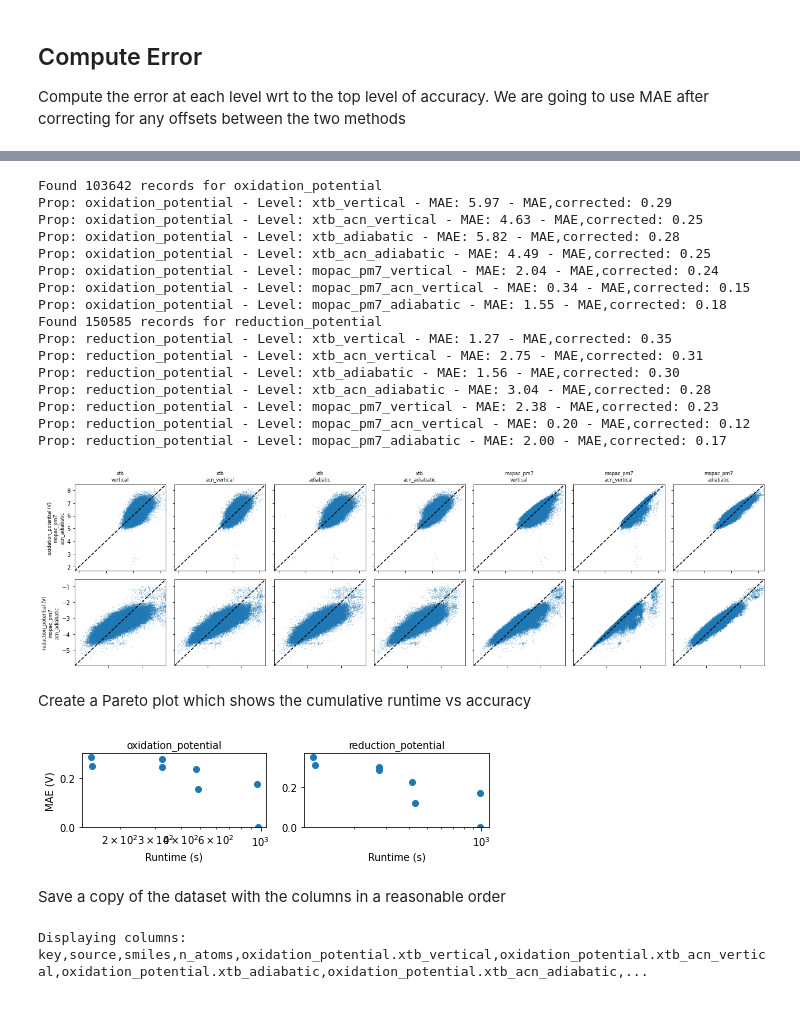
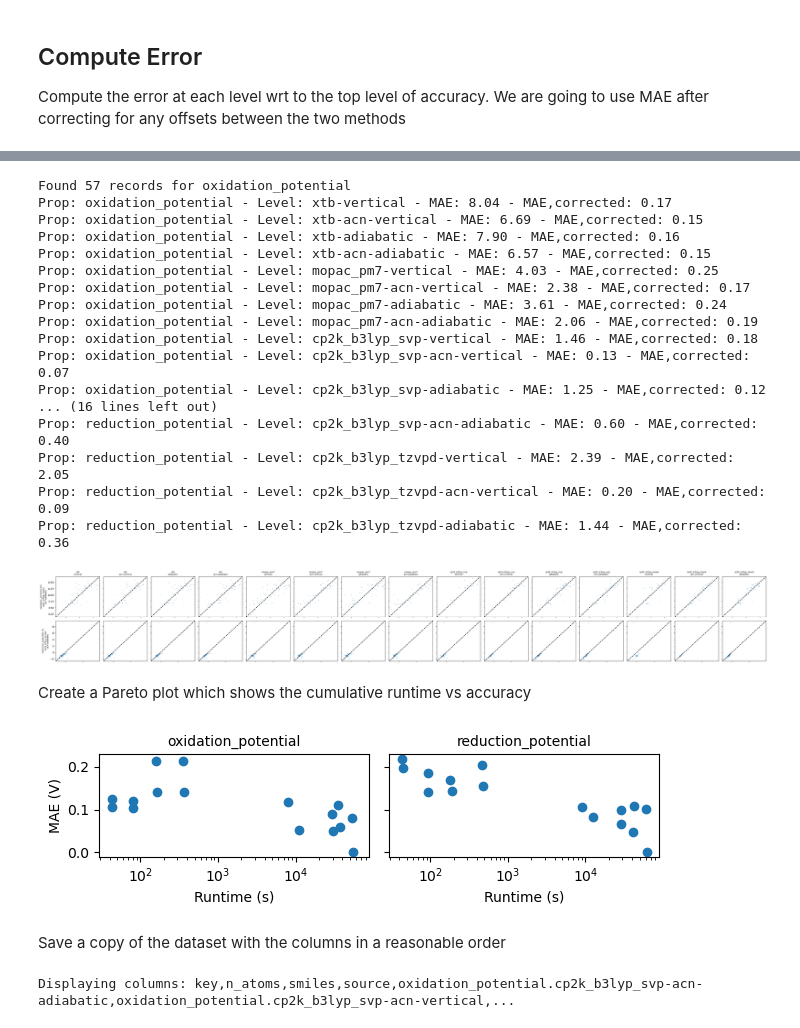
Before and after one commit to exalearn/ExaMol, a Jupyter notebook: scripts/redoxmers/2_initial-data/1_evaluate-datasets.ipynb, the cells around one changed output, grey strips where cells are left out. Saved outputs shown, nothing was run; the diff lists cells and outputs as text; code cells hidden in the pictures.

```diff
--- a/scripts/redoxmers/2_initial-data/1_evaluate-datasets.ipynb
+++ b/scripts/redoxmers/2_initial-data/1_evaluate-datasets.ipynb
@@ -19,3 +15,8 @@ approx_names = ['vertical', 'acn_vertical', 'adiabatic', 'acn_adiabatic']  # App
+# %%
+to_read = ['mdf-mos']  # Names of the molecule data sources
+config_names = ['xtb', 'mopac_pm7', 'cp2k_b3lyp_svp', 'cp2k_b3lyp_tzvpd']  # Approaches, ordered by increasing runtime
+approx_names = ['vertical', 'acn-vertical', 'adiabatic', 'acn-adiabatic']  # Approximations for redox potential, increasing by runtime
+redox_properties = ['oxidation_potential', 'reduction_potential']
 # %% [markdown]
 ## Load in the datasets
 Load in the dataset and the time estimates for each step
@@ -27,7 +28,7 @@ Start by loading molecule records with the proeprties and identity
 properties = set()
 recipes = set()
 for source in to_read:
-    with open(f'datasets/{source}.json') as fp:
+    with gzip.open(f'datasets/{source}.json.gz') as fp:
         for line in tqdm(fp, desc=source):
             data = json.loads(line)
 
@@ -49,7 +50,8 @@ for source in to_read:
             for prop, values in data['properties'].items():
                 properties.add(prop)
                 for level, value in values.items():
-                    if abs(value) > 25:  # Some QM9 computations go off
+                    if abs(value) > 20 and 'potential' in prop:  # Some QM9 computations go off
+                        #print(f'Failure of {data["_id"]} for {prop}//{level}')
                         continue
                     recipe = f'{prop}.{level}'
                     recipes.add(recipe)
@@ -104,7 +126,7 @@ CP2K tasks are checkpointed, so the runtimes are probably longer than reported
 Assume that we execute recipes by doing all approximations with the cheapest configuration before progressing to the next configuration.
 # %%
 run_order = [
-    f'{c}_{a}'
+    f'{c}-{a}'
     for c in config_names
     for a in approx_names
 ]
@@ -123,7 +153,7 @@ Generated 8 recipes:
 # %% [markdown]
 Compute the cumulative runtimes
 # %%
-for prop in properties:
+for prop in redox_properties:
     each_levels = [f'runtime.{prop}.{l}' for l in run_order]
     total_levels = [f'cumulative.{prop}.{l}' for l in run_order]
 
@@ -141,82 +173,88 @@ Computing error relative to: mopac_pm7_acn_adiabatic
 # %%
-fig, axxs = plt.subplots(len(properties), len(run_order) - 1, figsize=(2.5 * (len(run_order) - 1), 5.), sharey='row', sharex='row')
+fig, axxs = plt.subplots(len(redox_properties), len(run_order) - 1, figsize=(2.5 * (len(run_order) - 1), 5.), sharey='row', sharex='row')
 
-for prop, axs in zip(properties, axxs):
+for prop, axs in zip(redox_properties, axxs):
     target_col = f'{prop}.{run_order[-1]}'
+    if target_col not in records.columns:
+        print(f'No data for {target_col}')
+        continue
     count = np.logical_not(records[target_col].isnull()).sum()
     print(f'Found {count} records for {prop}')
     for level, ax in zip(run_order, axs):
         col = f'{prop}.{level}'
+        if col not in records.columns:
+            print(f'No data for {col}')
+            continue
 
         # Subtract off the average error
         mae = (records[col] - records[target_col]).abs().mean()
         mean_error = (records[col] - records[target_col]).mean()
         mae_corrected = (records[col] - mean_error - records[target_col]).abs().mean()
         print(f'Prop: {prop} - Level: {level} - MAE: {mae:.2f} - MAE,corrected: {mae_corrected:.2f}')
 
-        ax.scatter(records[col] - mean_error, records[target_col], s=1, ec='none', alpha=0.7)
+        ax.scatter(records[col] - mean_error, records[target_col], s=4, ec='none', alpha=0.7)
 
     # Format the axes
     axs[0].set_ylabel(f'{prop} (V)\n{config_names[-1]}\n{approx_names[-1]}', fontsize=8)
 
 # Add y=x
 for ax in axxs.flatten():
     ax.set_xlim(ax.get_ylim())
     ax.set_ylim(ax.get_ylim())
     ax.plot(ax.get_xlim(), ax.get_xlim(), 'k--')
     ax.set_xticklabels([])
 
 # Add the level titles
 for ax, level in zip(axxs[0, :], run_order):
     for name in config_names:
         if level.startswith(name):
             conf = name
             appr = level[len(conf)+1:]
     ax.set_title(f'{conf}\n{appr}', fontsize=8)
 fig.tight_layout()
 fig.savefig('figures/pred-vs-actual-redox.png', dpi=320)
 # %% [output]
-Found 103642 records for oxidation_potential
-Prop: oxidation_potential - Level: xtb_vertical - MAE: 5.97 - MAE,corrected: 0.29
-Prop: oxidation_potential - Level: xtb_acn_vertical - MAE: 4.63 - MAE,corrected: 0.25
-Prop: oxidation_potential - Level: xtb_adiabatic - MAE: 5.82 - MAE,corrected: 0.28
-Prop: oxidation_potential - Level: xtb_acn_adiabatic - MAE: 4.49 - MAE,corrected: 0.25
-Prop: oxidation_potential - Level: mopac_pm7_vertical - MAE: 2.04 - MAE,corrected: 0.24
-Prop: oxidation_potential - Level: mopac_pm7_acn_vertical - MAE: 0.34 - MAE,corrected: 0.15
-Prop: oxidation_potential - Level: mopac_pm7_adiabatic - MAE: 1.55 - MAE,corrected: 0.18
-Found 150585 records for reduction_potential
-Prop: reduction_potential - Level: xtb_vertical - MAE: 1.27 - MAE,corrected: 0.35
-Prop: reduction_potential - Level: xtb_acn_vertical - MAE: 2.75 - MAE,corrected: 0.31
-Prop: reduction_potential - Level: xtb_adiabatic - MAE: 1.56 - MAE,corrected: 0.30
-Prop: reduction_potential - Level: xtb_acn_adiabatic - MAE: 3.04 - MAE,corrected: 0.28
-Prop: reduction_potential - Level: mopac_pm7_vertical - MAE: 2.38 - MAE,corrected: 0.23
-Prop: reduction_potential - Level: mopac_pm7_acn_vertical - MAE: 0.20 - MAE,corrected: 0.12
-Prop: reduction_potential - Level: mopac_pm7_adiabatic - MAE: 2.00 - MAE,corrected: 0.17
+Found 57 records for oxidation_potential
+Prop: oxidation_potential - Level: xtb-vertical - MAE: 8.04 - MAE,corrected: 0.17
+Prop: oxidation_potential - Level: xtb-acn-vertical - MAE: 6.69 - MAE,corrected: 0.15
+Prop: oxidation_potential - Level: xtb-adiabatic - MAE: 7.90 - MAE,corrected: 0.16
+Prop: oxidation_potential - Level: xtb-acn-adiabatic - MAE: 6.57 - MAE,corrected: 0.15
+Prop: oxidation_potential - Level: mopac_pm7-vertical - MAE: 4.03 - MAE,corrected: 0.25
+Prop: oxidation_potential - Level: mopac_pm7-acn-vertical - MAE: 2.38 - MAE,corrected: 0.17
+Prop: oxidation_potential - Level: mopac_pm7-adiabatic - MAE: 3.61 - MAE,corrected: 0.24
+Prop: oxidation_potential - Level: mopac_pm7-acn-adiabatic - MAE: 2.06 - MAE,corrected: 0.19
+Prop: oxidation_potential - Level: cp2k_b3lyp_svp-vertical - MAE: 1.46 - MAE,corrected: 0.18
+Prop: oxidation_potential - Level: cp2k_b3lyp_svp-acn-vertical - MAE: 0.13 - MAE,corrected: 0.07
+Prop: oxidation_potential - Level: cp2k_b3lyp_svp-adiabatic - MAE: 1.25 - MAE,corrected: 0.12
+... (16 lines left out)
+Prop: reduction_potential - Level: cp2k_b3lyp_svp-acn-adiabatic - MAE: 0.60 - MAE,corrected: 0.40
+Prop: reduction_potential - Level: cp2k_b3lyp_tzvpd-vertical - MAE: 2.39 - MAE,corrected: 2.05
+Prop: reduction_potential - Level: cp2k_b3lyp_tzvpd-acn-vertical - MAE: 0.20 - MAE,corrected: 0.09
+Prop: reduction_potential - Level: cp2k_b3lyp_tzvpd-adiabatic - MAE: 1.44 - MAE,corrected: 0.36
-[figure, old version]
+[figure, new version]
 # %% [markdown]
 Create a Pareto plot which shows the cumulative runtime vs accuracy
 # %%
-fig, axs = plt.subplots(1, 2, figsize=(6.5, 2.))
+fig, axs = plt.subplots(1, 2, figsize=(6.5, 2.), sharex=True, sharey=True)
 
-for prop, ax in zip(properties, axs):
+for prop, ax in zip(redox_properties, axs):
     levels = [f'{prop}.{l}' for l in run_order]
 
     # Compute the MAE without the offest
     error_all = (records[levels].values - records[levels[-1]].values[:, None])
-    offset_all = np.nanmean(error_all, axis=0)
-    mae_by_level = np.nanmean(np.abs(error_all - offset_all), axis=0)
+    offset_all = np.nanmedian(error_all, axis=0)
+    mae_by_level = np.nanmedian(np.abs(error_all - offset_all), axis=0)
 
     # Compute the runtime for complete computations
     runtime_all = records[[f'cumulative.{prop}.{l}' for l in run_order]].values
     runtime_all[np.isnan(error_all)] = np.nan
-    runtime_by_level = np.nanmean(runtime_all, axis=0)
+    runtime_by_level = np.nanmedian(runtime_all, axis=0)
 
     ax.scatter(runtime_by_level, mae_by_level)
 
     # Prettify
     ax.set_xlabel('Runtime (s)')
     ax.set_title(prop, fontsize=10)
-    ax.set_ylim(0, max(ax.get_ylim()))
     ax.set_xscale('log')
 
 axs[0].set_ylabel('MAE (V)')
@@ -224,12 +262,12 @@ axs[0].set_ylabel('MAE (V)')
 fig.tight_layout()
 fig.savefig('figures/recipe-pareto-plot-redox.png', dpi=320)
 # %% [output]
-[figure, old version]
+[figure, new version]
 # %% [markdown]
 Save a copy of the dataset with the columns in a reasonable order
 # %%
-sorted_cols = records.columns[:4].tolist() + [f'{pre}{p}.{l}' for pre in ['', 'runtime.', 'cumulative.']  for p in properties for l in run_order]
-print(f'Displaying columns: {",".join(sorted_cols[:8])},...')
+sorted_cols = sorted(records.columns, key=lambda x: (x.count("."), x))
+print(f'Displaying columns: {",".join(sorted_cols[:6])},...')
 # %% [output]
-Displaying columns: key,source,smiles,n_atoms,oxidation_potential.xtb_vertical,oxidation_potential.xtb_acn_vertical,oxidation_potential.xtb_adiabatic,oxidation_potential.xtb_acn_adiabatic,...
+Displaying columns: key,n_atoms,smiles,source,oxidation_potential.cp2k_b3lyp_svp-acn-adiabatic,oxidation_potential.cp2k_b3lyp_svp-acn-vertical,...
 # %%
```
Also changed, not shown: parts of 8 cells of this notebook, 6 other files.
